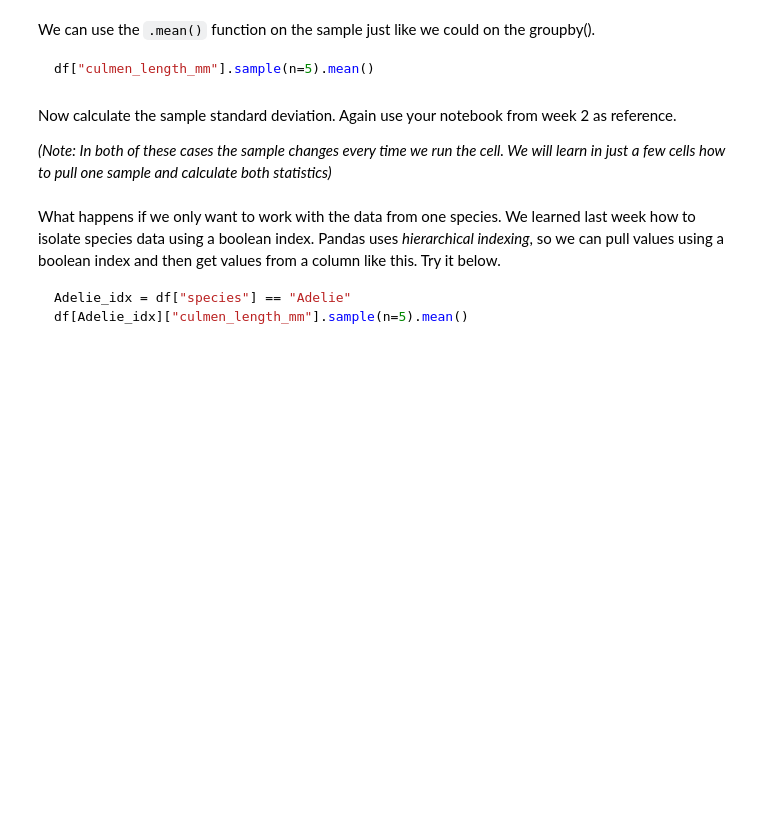
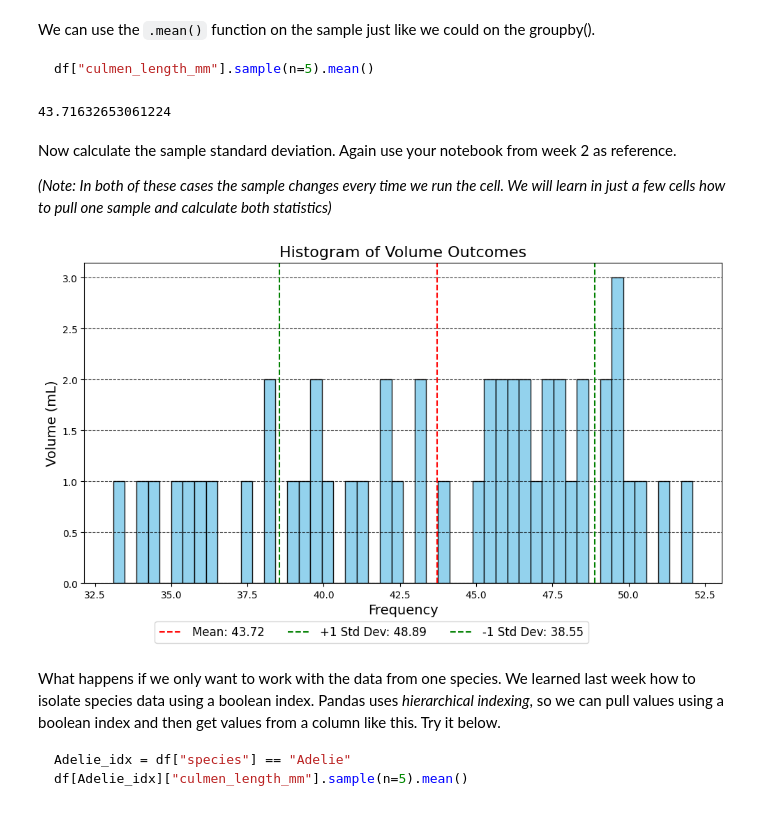
Before and after one commit to Apostle-of-Laplace/College, a Jupyter notebook: CBEE 213 Code/Studio 3/Studio 3 - Sampling.ipynb, the cells around one changed output. Saved outputs shown, nothing was run; the diff lists cells and outputs as text; code cells hidden in the pictures; blank space fills up the shorter version.

````diff
--- a/CBEE 213 Code/Studio 3/Studio 3 - Sampling.ipynb
+++ b/CBEE 213 Code/Studio 3/Studio 3 - Sampling.ipynb
@@ -149,3 +233,20 @@ Add as many cells as you need.
 So this is neat and all, but you're probably wondering how it all works out if we actually use some real data.  Let's use our penguin data set since we're already comfortable with it.
 
 Read the data into a pandas DataFrame.  Use your notebook from last week as reference. Go ahead and run the `df.head()` function just to orient yourself.
+# %%
+script_directory = os.getcwd()
+penguin_data = os.path.join(script_directory, 'penguins_size.csv')
+
+# This just tries to read the CSV and tells me if it breaks
+def csv_reader(filepath):
+
+    try:
+        data = pd.read_csv(filepath)
+        print(f'CSV file found, successfully loaded.')
+        return data
+
+    except Exception as e:
+        print(f'Error reading CSV: {e}')
+        return None
+
+penguin_data = csv_reader(penguin_data)
@@ -157,16 +260,28 @@ Let's say we want a sample of 5 data points from the *culmen_length_mm* column.
 ```Python
 df["culmen_length_mm"].sample(n=5)
 ```
+# %%
+culmen_sample = penguin_data['culmen_length_mm'].sample(n=50)
+# print(culmen_sample)
 # %% [markdown]
 We can use the `.mean()` function on the sample just like we could on the groupby().
 
 ```Python
 df["culmen_length_mm"].sample(n=5).mean()
 ```
+# %%
+culmen_mean = np.mean(culmen_sample)
+print(culmen_mean)
+# %% [output]
+43.71632653061224
 # %% [markdown]
 Now calculate the sample standard deviation.  Again use your notebook from week 2 as reference.
 
 *(Note:  In both of these cases the sample changes every time we run the cell.  We will learn in just a few cells how to pull one sample and calculate both statistics)*
+# %%
+mean_value, std_dev_value, range_value = histogram_maker(culmen_sample)
+# %% [output]
+[figure, added]
 # %% [markdown]
 What happens if we only want to work with the data from one species.  We learned last week how to isolate species data using a boolean index.  Pandas uses *hierarchical indexing*, so we can pull values using a boolean index and then get values from a column like this.  Try it below.
 
````
Also changed, not shown: parts of 10 cells of this notebook, 1 other file.
